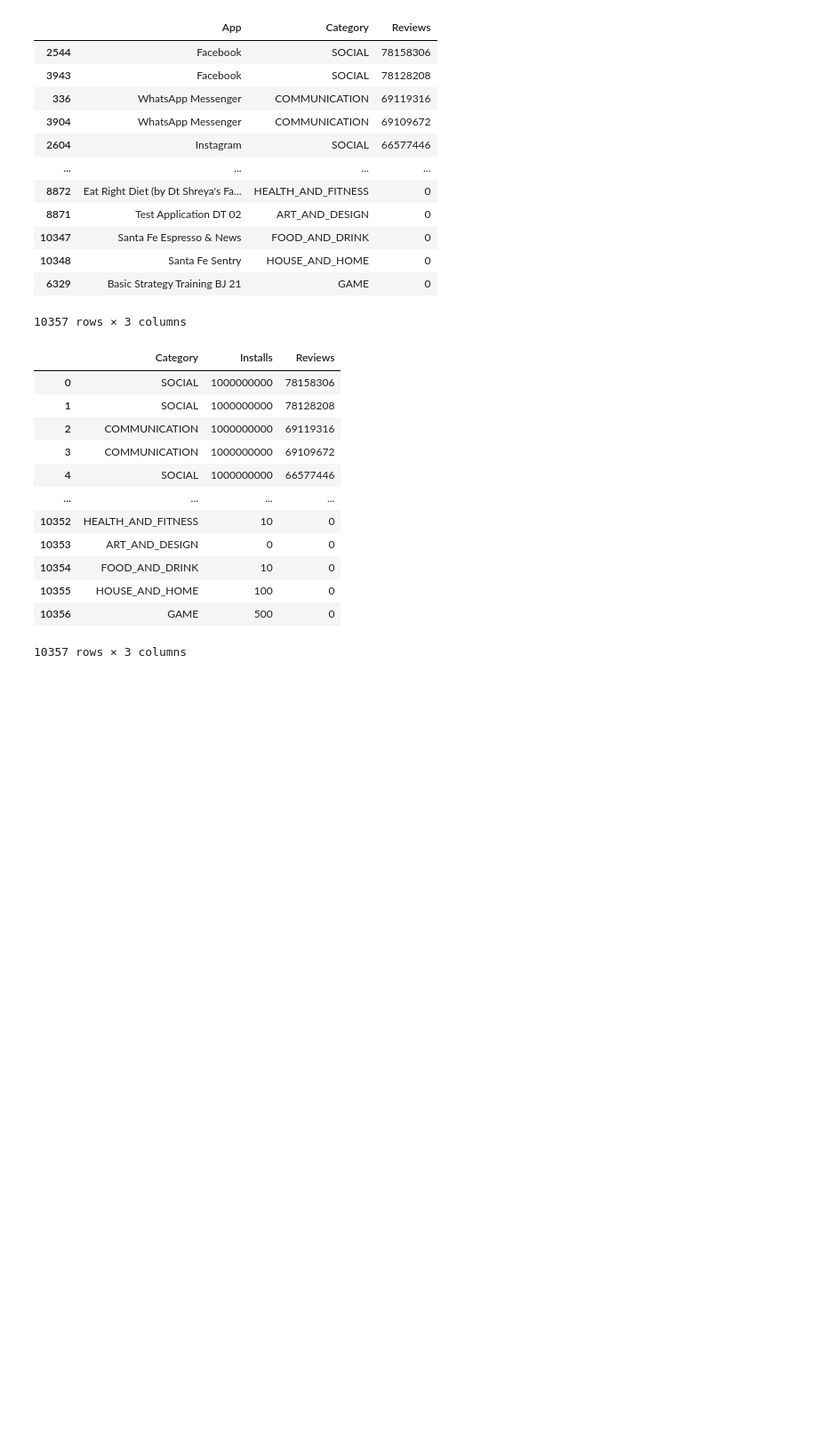
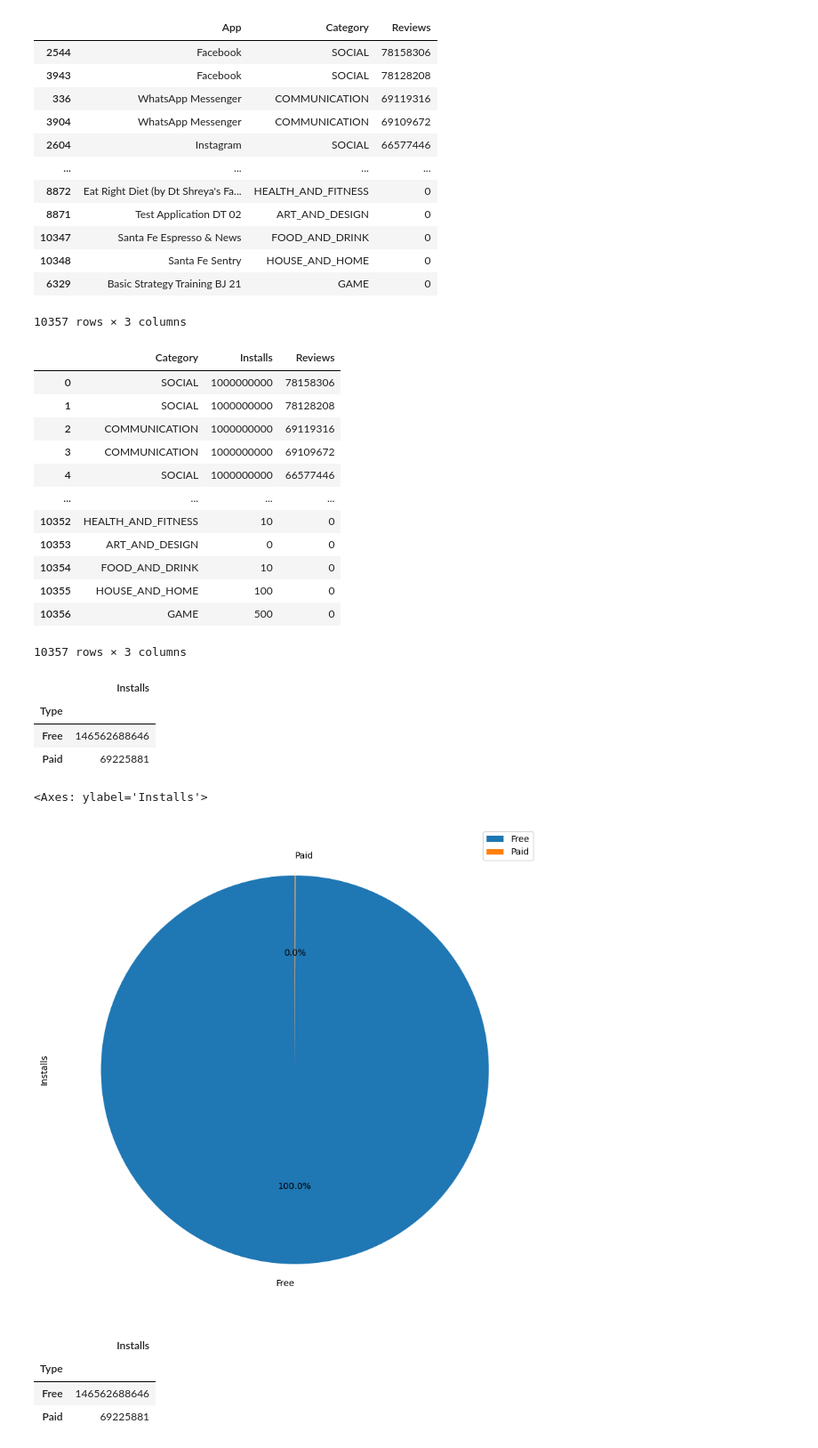
Before and after one commit to Msrevalli/EDA-Exploratory-Data-Analysis, a Jupyter notebook: Google_playstore_data_EDA.ipynb, the cells around one changed output. Shown at 89% size. Cells and saved outputs as stored; diff of their text form; code cells hidden in the pictures; blank space fills up the shorter version.

```diff
--- a/Google_playstore_data_EDA.ipynb
+++ b/Google_playstore_data_EDA.ipynb
@@ -1018,3 +1018,23 @@ dfc
 | 10355 | HOUSE_AND_HOME | 100 | 0 |
 | 10356 | GAME | 500 | 0 |
 10357 rows × 3 columns
+# %%
+data.groupby('Type').agg({'Installs':'sum'})
+# %% [output]
+|  | Installs |
+| Type |  |
+| Free | 146562688646 |
+| Paid | 69225881 |
+# %%
+dff = data.groupby('Type').agg({'Installs':'sum'})
+dff.plot.pie(y='Installs',autopct='%1.1f%%',figsize=(10,10),startangle=90)
+# %% [output]
+<Axes: ylabel='Installs'>
+[figure, added]
+# %%
+dff
+# %% [output]
+|  | Installs |
+| Type |  |
+| Free | 146562688646 |
+| Paid | 69225881 |
```
Also changed, not shown: parts of 10 cells of this notebook.
